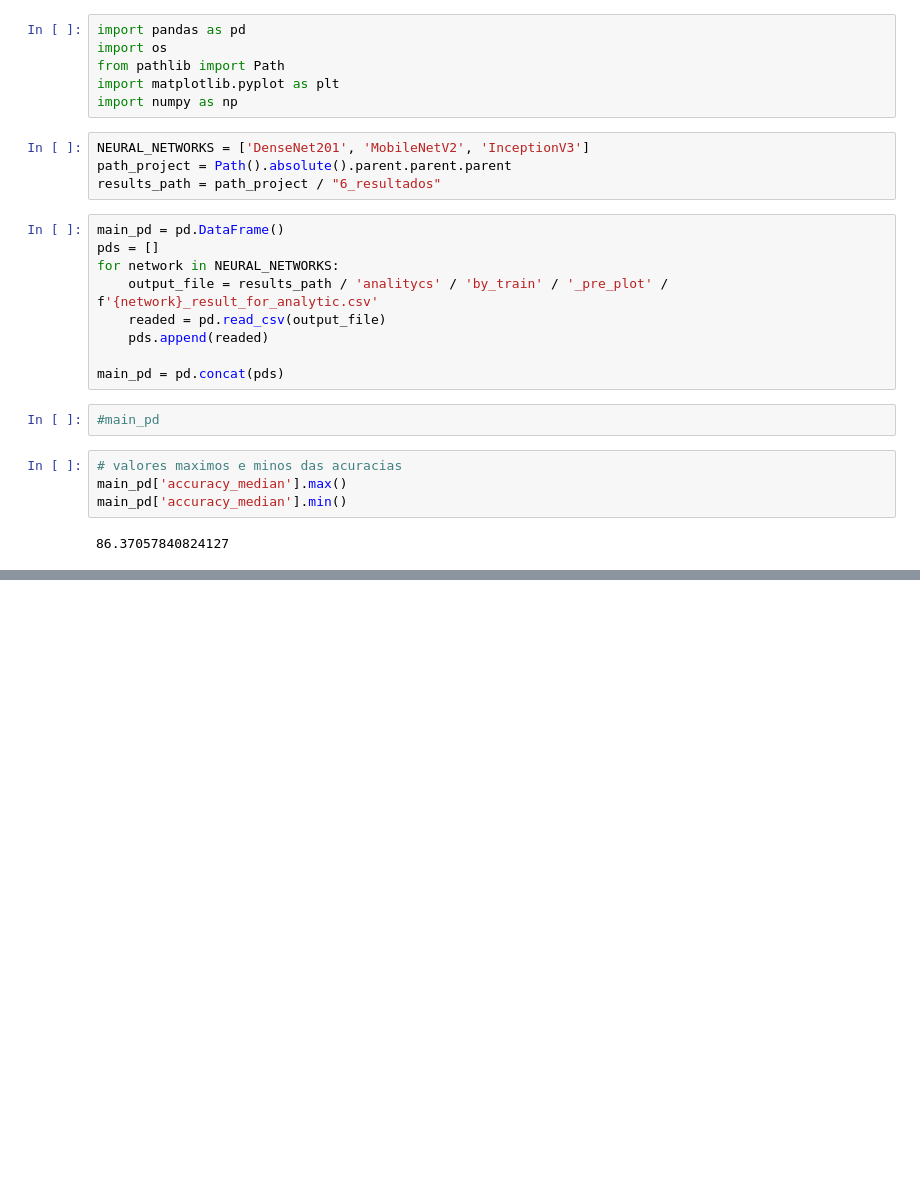
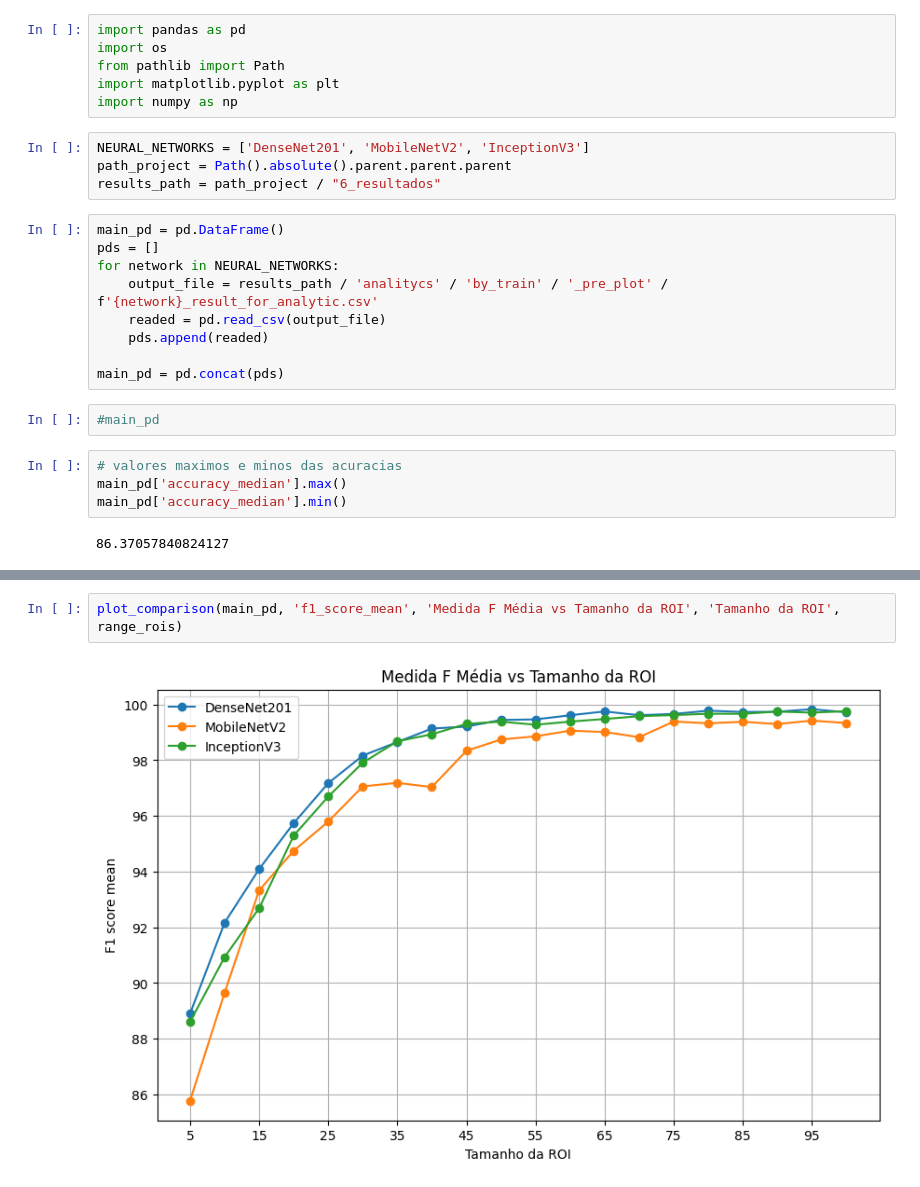
Before and after one commit to williancarddd/malaria-pibiti, a Jupyter notebook: 6_resultados/analitycs/by_train/plot.ipynb, the cells around one changed output, grey strips where cells are left out. Saved outputs shown, nothing was run; the diff lists cells and outputs as text; blank space fills up the shorter version.

```diff
--- a/6_resultados/analitycs/by_train/plot.ipynb
+++ b/6_resultados/analitycs/by_train/plot.ipynb
@@ -221,0 +71,4 @@ plt.show()
+# %%
+plot_comparison(main_pd, 'f1_score_mean', 'Medida F Média vs Tamanho da ROI', 'Tamanho da ROI', range_rois)
+# %% [output]
+[figure, added]
```
Also changed, not shown: parts of 20 cells of this notebook.
